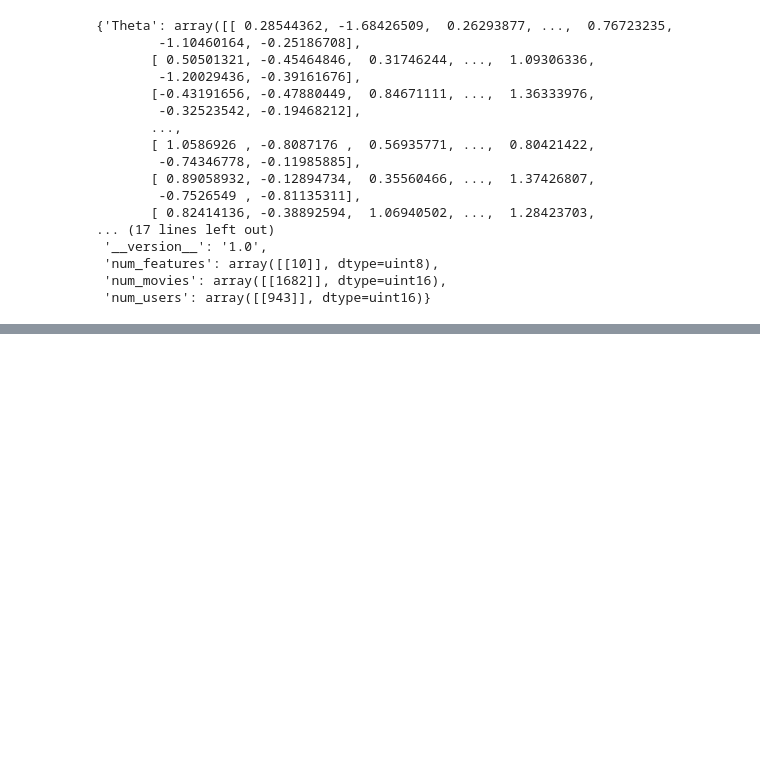
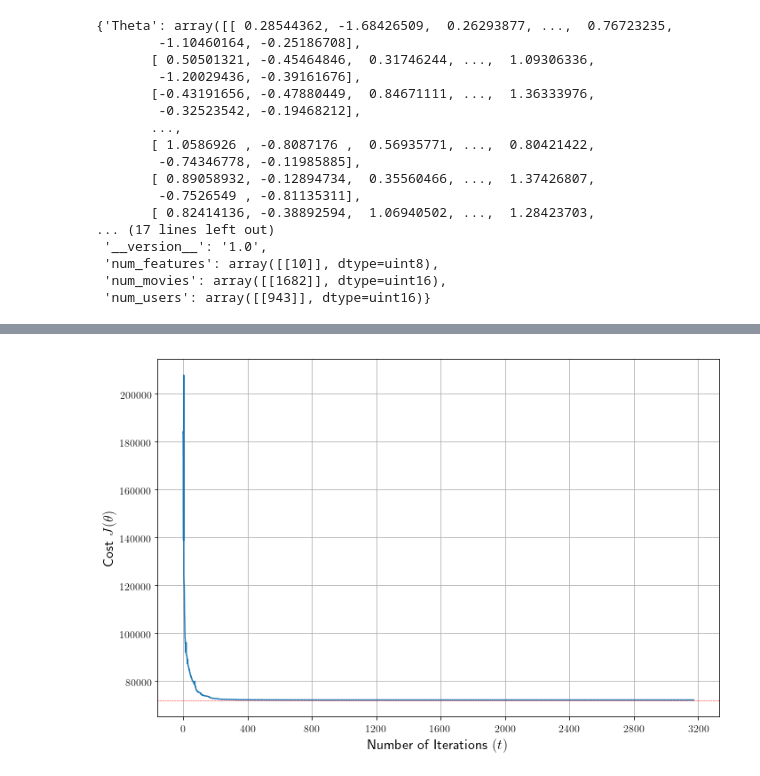
Before and after one commit to noelnamai/machine-learning, a Jupyter notebook: recommender-systems.ipynb, the cells around one changed output, grey strips where cells are left out. Cells and saved outputs as stored; diff of their text form; code cells hidden in the pictures; blank space fills up the shorter version.

```diff
--- a/recommender-systems.ipynb
+++ b/recommender-systems.ipynb
@@ -124,3 +123,7 @@ model.fit(y, is_rated)
+# %%
+utils.plot_cost_function(cost = model.cost, width = 10.0, height = 6.5)
+# %% [output]
+[figure, added]
 # %%
 y_pred     = np.dot(model.x, model.theta.T)
 y_pred_new = y_pred[:, -1]
```
Also changed, not shown: parts of 4 cells of this notebook, 3 other files.
